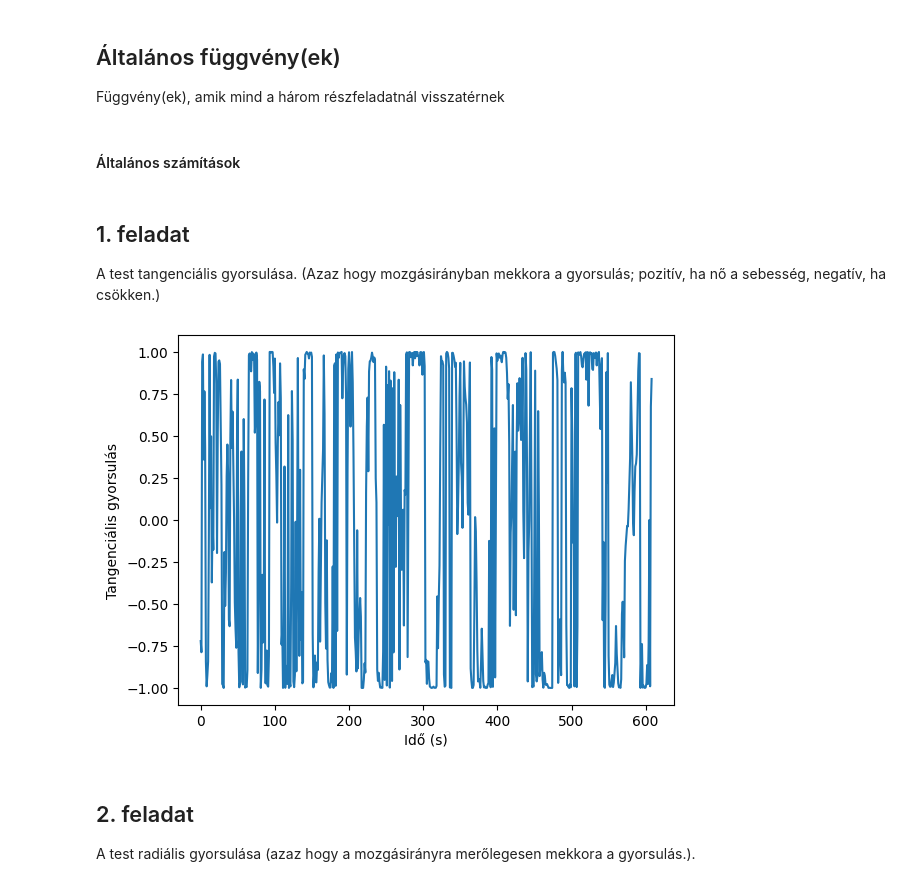
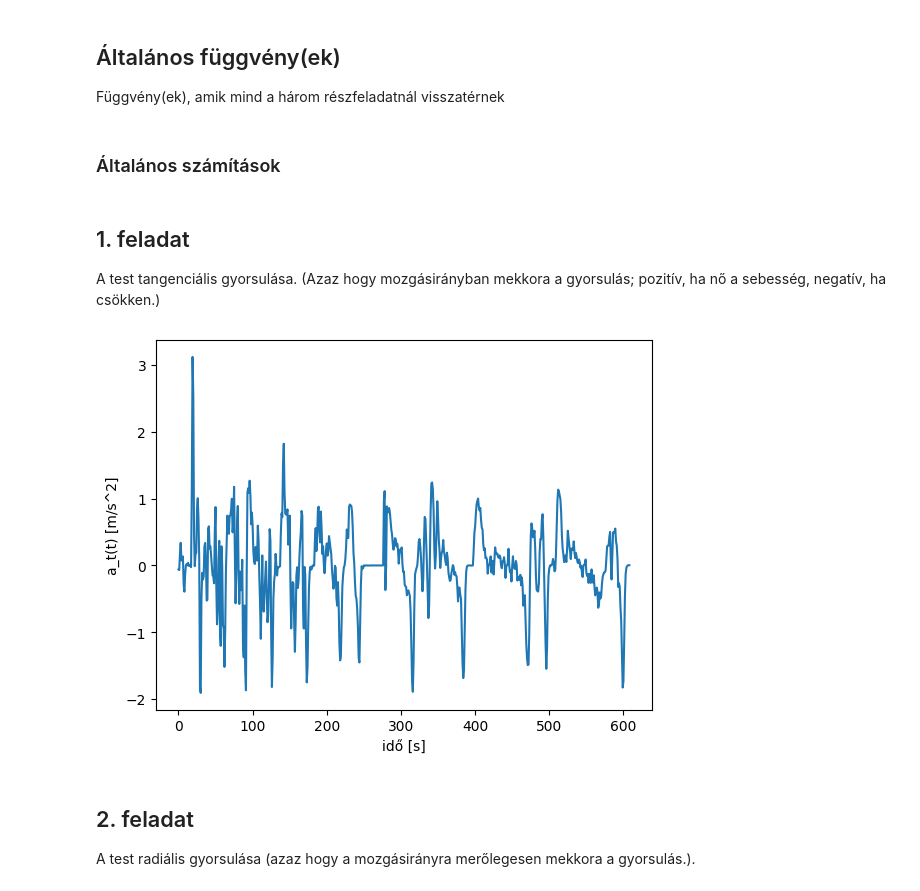
Before and after one commit to MrHumanRebel/sze_fizinfo, a Jupyter notebook: gps/Szakaly_Karoly_M9H5JA_GPS.ipynb, the cells around one changed output. Cells and saved outputs as stored; diff of their text form; code cells hidden in the pictures.

```diff
--- a/gps/Szakaly_Karoly_M9H5JA_GPS.ipynb
+++ b/gps/Szakaly_Karoly_M9H5JA_GPS.ipynb
@@ -318,2 +347,0 @@ def show_plot(x_axis, y_axis, x_label, y_label):
-# %% [markdown]
-#### Általános számítások
@@ -323,0 +348,2 @@ ay_arr = deriv(t_arr, vy_arr)
+# %% [markdown]
+### Általános számítások
@@ -326,25 +355,15 @@ ay_arr = deriv(t_arr, vy_arr)
 
 A test tangenciális gyorsulása. (Azaz hogy mozgásirányban mekkora a gyorsulás; pozitív, ha nő a sebesség, negatív, ha csökken.)
 # %%
-def calculate_tangential_acceleration(vx_arr, vy_arr, vabs_arr, ax_arr, ay_arr):
-    # a sebességvektor iránya
-    vx_dir_arr = vx_arr / vabs_arr
-    vy_dir_arr = vy_arr / vabs_arr
+def calculate_tangential_acceleration(t_arr, vabs_arr):
+    at_arr = deriv(t_arr, vabs_arr)
 
-    # a gyorsulásvektor iránya
-    aabs_arr = (ax_arr ** 2 + ay_arr ** 2) ** 0.5
-    ax_dir_arr = ax_arr / aabs_arr
-    ay_dir_arr = ay_arr / aabs_arr
-
-    # a tangenciális gyorsulás
-    at_arr = (vx_dir_arr * ax_dir_arr) + (vy_dir_arr * ay_dir_arr)
     return at_arr
 
-tangential_acceleration_arr = calculate_tangential_acceleration(vx_arr, vy_arr, vabs_arr, ax_arr, ay_arr)
-
-show_plot(x_axis=t_arr, y_axis=tangential_acceleration_arr, x_label="Idő (s)", y_label="Tangenciális gyorsulás")
+at_arr = calculate_tangential_acceleration(t_arr, vabs_arr)
+show_plot(x_axis=t_arr, y_axis=at_arr, x_label="idő [s]", y_label="a_t(t) [m/s^2]")
 # %% [output]
-[figure, old version]
+[figure, new version]
 # %% [markdown]
 ## 2. feladat
 
```
Also changed, not shown: parts of 6 cells of this notebook.
